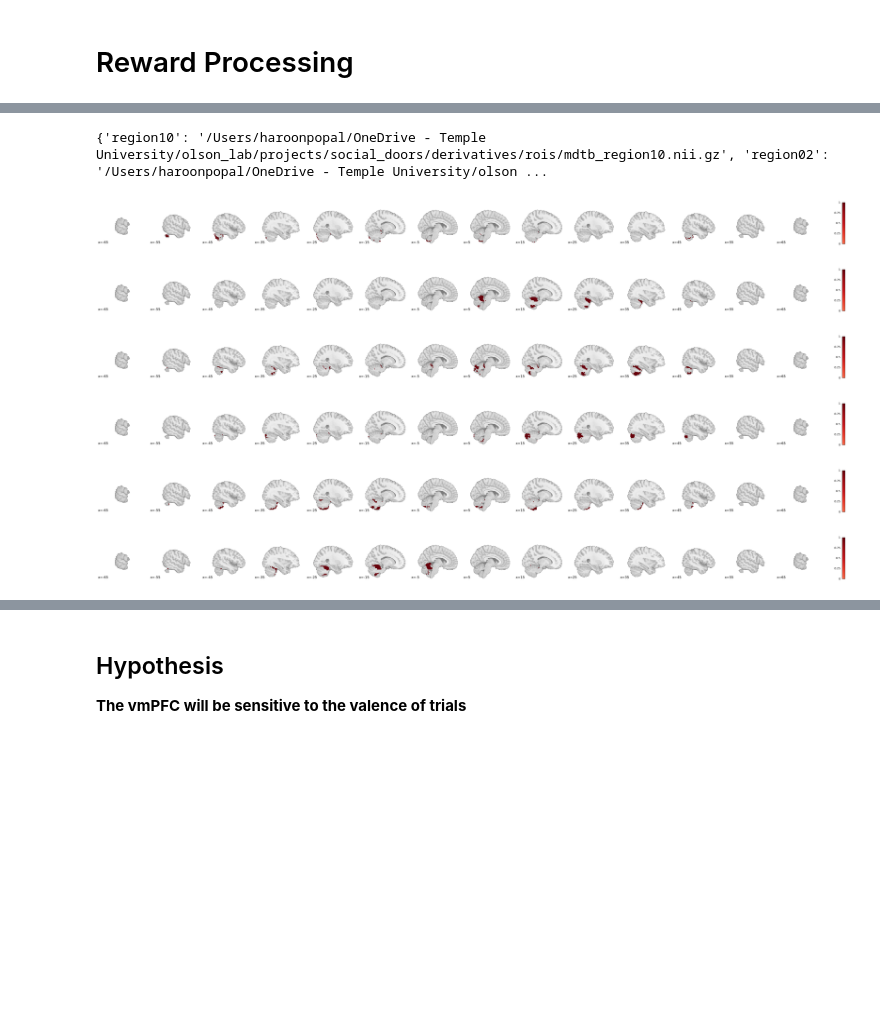
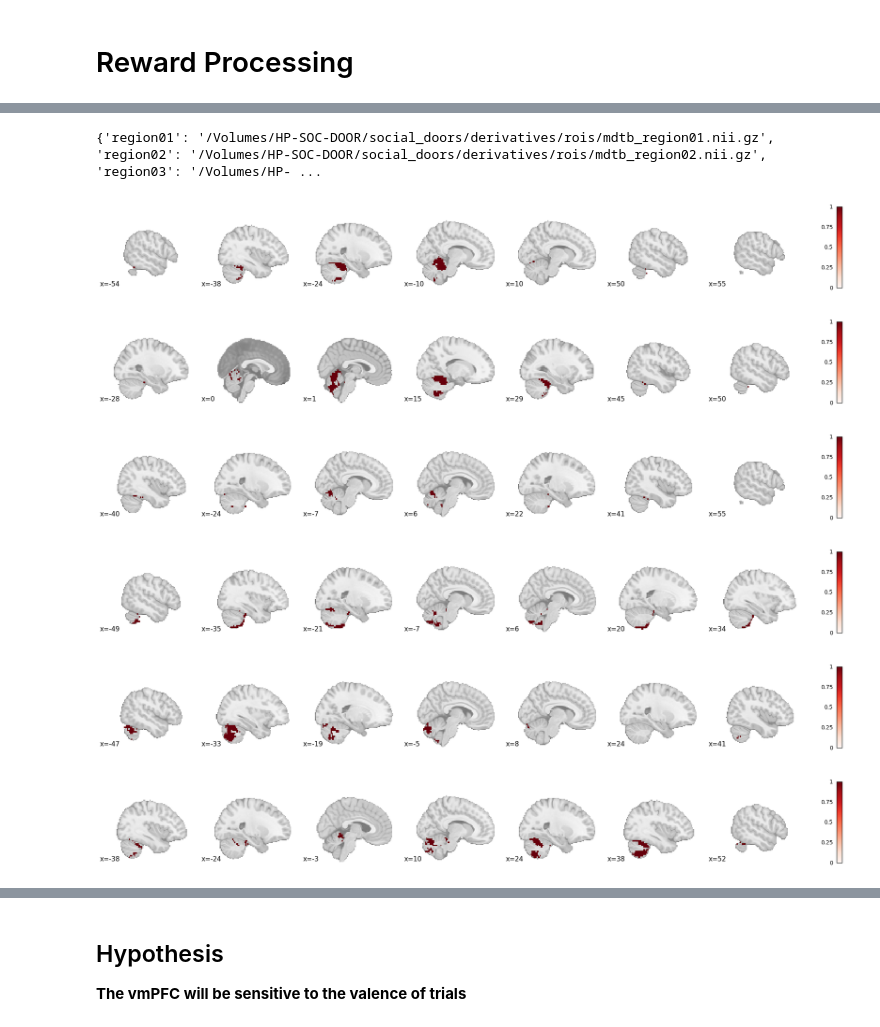
Before and after one commit to hspopal/social_doors, a Jupyter notebook: code/rsa_social_doors-fbonly.ipynb, the cells around one changed output, grey strips where cells are left out. Cells and saved outputs as stored; diff of their text form; code cells hidden in the pictures; blank space fills up the shorter version.

```diff
--- a/code/rsa_social_doors-fbonly.ipynb
+++ b/code/rsa_social_doors-fbonly.ipynb
@@ -17,7 +17,7 @@ import warnings
 warnings.filterwarnings('ignore')
 # %%
 #bids_dir = '/data/projects/social_doors/'
-bids_dir = '/Users/haroonpopal/OneDrive - Temple University/olson_lab/projects/social_doors/'
+bids_dir = '/Volumes/HP-SOC-DOOR/social_doors/'
 
 os.chdir(bids_dir)
 
@@ -176,6 +176,6 @@ for n in range(len(reward_roi_names)):
     temp_roi = Brain_Data(reward_roi_list[n], mask=reward_roi_list[n])
 
     plot_stat_map(temp_roi.to_nifti(),
-                 cut_coords=range(-65,66,10), display_mode='x',
+                 display_mode='x',
                  cmap='Reds')
 # %% [output]
@@ -199,6 +199,6 @@ for n in range(len(striat_roi_names)):
     temp_roi = Brain_Data(striat_roi_list[n], mask=striat_roi_list[n])
 
     plot_stat_map(temp_roi.to_nifti(),
-                 cut_coords=range(-65,66,10), display_mode='x',
+                 display_mode='x',
                  cmap='Reds')
 # %% [output]
@@ -222,6 +222,6 @@ for n in range(len(social_roi_names)):
     temp_roi = Brain_Data(social_roi_list[n], mask=social_roi_list[n])
 
     plot_stat_map(temp_roi.to_nifti(),
-                 cut_coords=range(-65,66,10), display_mode='x',
+                 display_mode='x',
                  cmap='Reds')
 # %% [output]
@@ -245,19 +245,19 @@ mdtbcb_roi_dict = dict(zip(mdtbcb_roi_names, mdtbcb_roi_list))
 
 print(mdtbcb_roi_dict)
 # %% [output]
-{'region10': '/Users/haroonpopal/OneDrive - Temple University/olson_lab/projects/social_doors/derivatives/rois/mdtb_region10.nii.gz', 'region02': '/Users/haroonpopal/OneDrive - Temple University/olson ...
+{'region01': '/Volumes/HP-SOC-DOOR/social_doors/derivatives/rois/mdtb_region01.nii.gz', 'region02': '/Volumes/HP-SOC-DOOR/social_doors/derivatives/rois/mdtb_region02.nii.gz', 'region03': '/Volumes/HP- ...
 # %%
 # Import ROIs
 for n in range(len(mdtbcb_roi_names)):
     temp_roi = Brain_Data(mdtbcb_roi_list[n], mask=mdtbcb_roi_list[n])
 
     plot_stat_map(temp_roi.to_nifti(),
-                 cut_coords=range(-65,66,10), display_mode='x',
+                 display_mode='x',
                  cmap='Reds')
 # %% [output]
-[figure, old version]
+[figure, new version]
-[figure, old version]
+[figure, new version]
-[figure, old version]
+[figure, new version]
-[figure, old version]
+[figure, new version]
-[figure, old version]
+[figure, new version]
-[figure, old version]
+[figure, new version]
```
Also changed, not shown: parts of 16 cells of this notebook, 9 other files.
